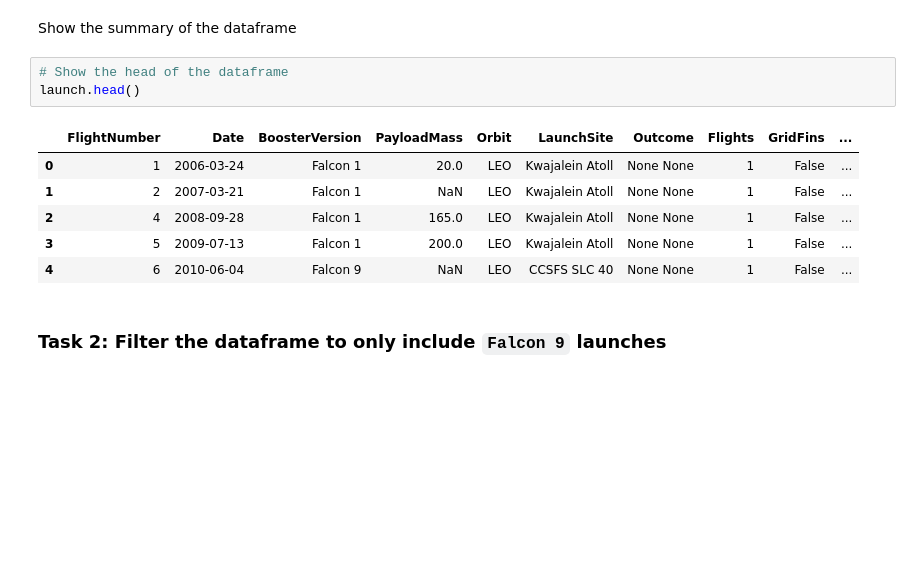
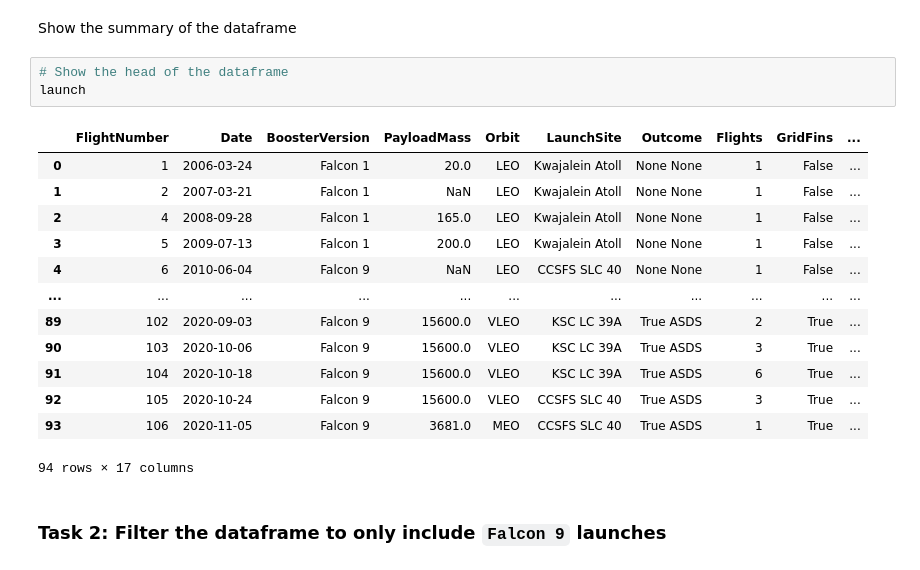
Before and after one commit to EMoncho12/Spacex-Data-Collection, a Jupyter notebook: jupyter-labs-spacex-data-collection-api-v2.ipynb, the cells around one changed output. Drawn from its saved outputs; the diff is of its cells as text; blank space fills up the shorter version.

```diff
--- a/jupyter-labs-spacex-data-collection-api-v2.ipynb
+++ b/jupyter-labs-spacex-data-collection-api-v2.ipynb
@@ -255,14 +251,21 @@ launch = pd.DataFrame(launch_dict)
 Show the summary of the dataframe
 # %%
 # Show the head of the dataframe
-launch.head()
+launch
 # %% [output]
 |  | FlightNumber | Date | BoosterVersion | PayloadMass | Orbit | LaunchSite | Outcome | Flights | GridFins | ... |
 | 0 | 1 | 2006-03-24 | Falcon 1 | 20.0 | LEO | Kwajalein Atoll | None None | 1 | False | ... |
 | 1 | 2 | 2007-03-21 | Falcon 1 | NaN | LEO | Kwajalein Atoll | None None | 1 | False | ... |
 | 2 | 4 | 2008-09-28 | Falcon 1 | 165.0 | LEO | Kwajalein Atoll | None None | 1 | False | ... |
 | 3 | 5 | 2009-07-13 | Falcon 1 | 200.0 | LEO | Kwajalein Atoll | None None | 1 | False | ... |
 | 4 | 6 | 2010-06-04 | Falcon 9 | NaN | LEO | CCSFS SLC 40 | None None | 1 | False | ... |
+| ... | ... | ... | ... | ... | ... | ... | ... | ... | ... | ... |
+| 89 | 102 | 2020-09-03 | Falcon 9 | 15600.0 | VLEO | KSC LC 39A | True ASDS | 2 | True | ... |
+| 90 | 103 | 2020-10-06 | Falcon 9 | 15600.0 | VLEO | KSC LC 39A | True ASDS | 3 | True | ... |
+| 91 | 104 | 2020-10-18 | Falcon 9 | 15600.0 | VLEO | KSC LC 39A | True ASDS | 6 | True | ... |
+| 92 | 105 | 2020-10-24 | Falcon 9 | 15600.0 | VLEO | CCSFS SLC 40 | True ASDS | 3 | True | ... |
+| 93 | 106 | 2020-11-05 | Falcon 9 | 3681.0 | MEO | CCSFS SLC 40 | True ASDS | 1 | True | ... |
+94 rows × 17 columns
 # %% [markdown]
 ### Task 2: Filter the dataframe to only include `Falcon 9` launches
 # %% [markdown]
```
Also changed, not shown: parts of 7 cells of this notebook.
